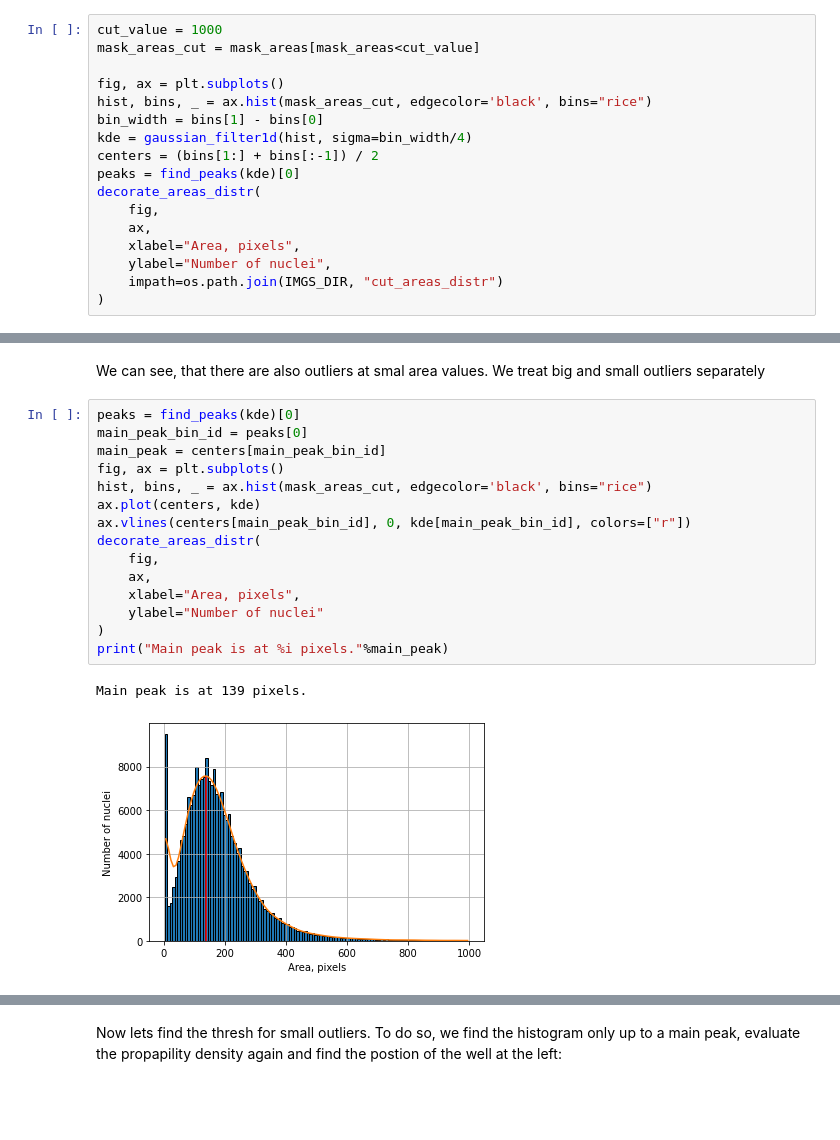
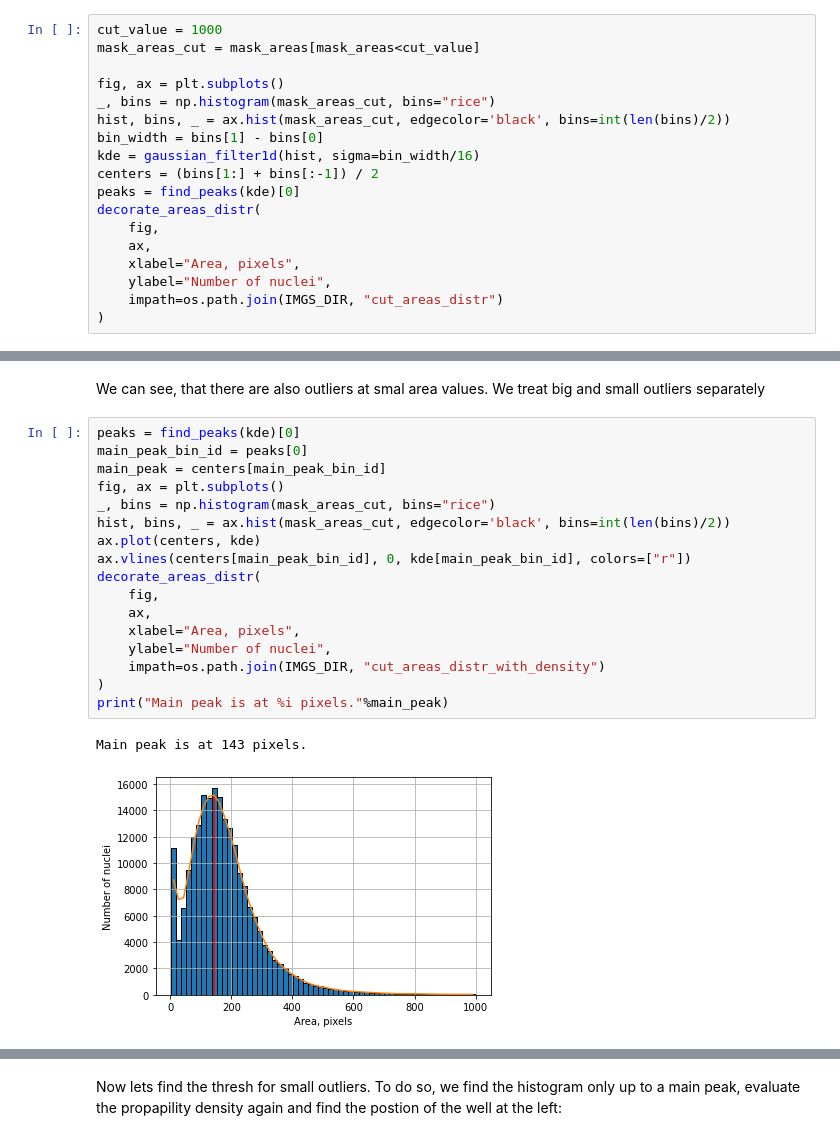
Before and after one commit to ispras/endometrium-dataset-analysis, a Jupyter notebook: notebooks/mean_radius.ipynb, the cells around one changed output, grey strips where cells are left out. Cells and saved outputs as stored; diff of their text form; blank space fills up the shorter version.

```diff
--- a/notebooks/mean_radius.ipynb
+++ b/notebooks/mean_radius.ipynb
@@ -55,9 +55,10 @@ cut_value = 1000
 mask_areas_cut = mask_areas[mask_areas<cut_value]
 
 fig, ax = plt.subplots()
-hist, bins, _ = ax.hist(mask_areas_cut, edgecolor='black', bins="rice")
+_, bins = np.histogram(mask_areas_cut, bins="rice")
+hist, bins, _ = ax.hist(mask_areas_cut, edgecolor='black', bins=int(len(bins)/2))
 bin_width = bins[1] - bins[0]
-kde = gaussian_filter1d(hist, sigma=bin_width/4)
+kde = gaussian_filter1d(hist, sigma=bin_width/16)
 centers = (bins[1:] + bins[:-1]) / 2
 peaks = find_peaks(kde)[0]
 decorate_areas_distr(
@@ -74,18 +75,20 @@ We can see, that there are also outliers at smal area values. We treat big and s
 # %%
 peaks = find_peaks(kde)[0]
 main_peak_bin_id = peaks[0]
 main_peak = centers[main_peak_bin_id]
 fig, ax = plt.subplots()
-hist, bins, _ = ax.hist(mask_areas_cut, edgecolor='black', bins="rice")
+_, bins = np.histogram(mask_areas_cut, bins="rice")
+hist, bins, _ = ax.hist(mask_areas_cut, edgecolor='black', bins=int(len(bins)/2))
 ax.plot(centers, kde)
 ax.vlines(centers[main_peak_bin_id], 0, kde[main_peak_bin_id], colors=["r"])
 decorate_areas_distr(
     fig,
     ax,
     xlabel="Area, pixels",
-    ylabel="Number of nuclei"
+    ylabel="Number of nuclei",
+    impath=os.path.join(IMGS_DIR, "cut_areas_distr_with_density")
 )
 print("Main peak is at %i pixels."%main_peak)
 # %% [output]
-Main peak is at 139 pixels.
+Main peak is at 143 pixels.
-[figure, old version]
+[figure, new version]
```
Also changed, not shown: parts of 7 cells of this notebook, 3 other files.
